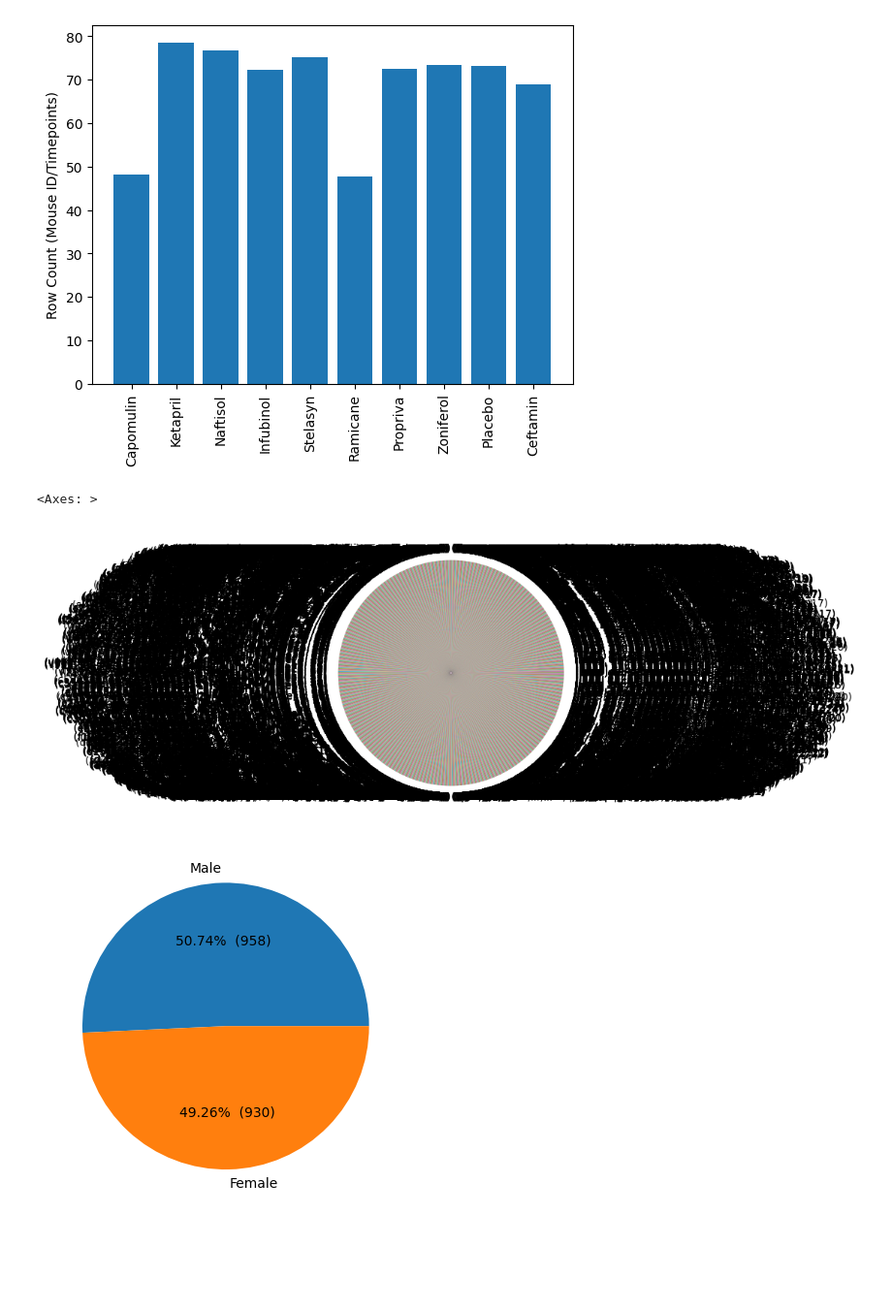
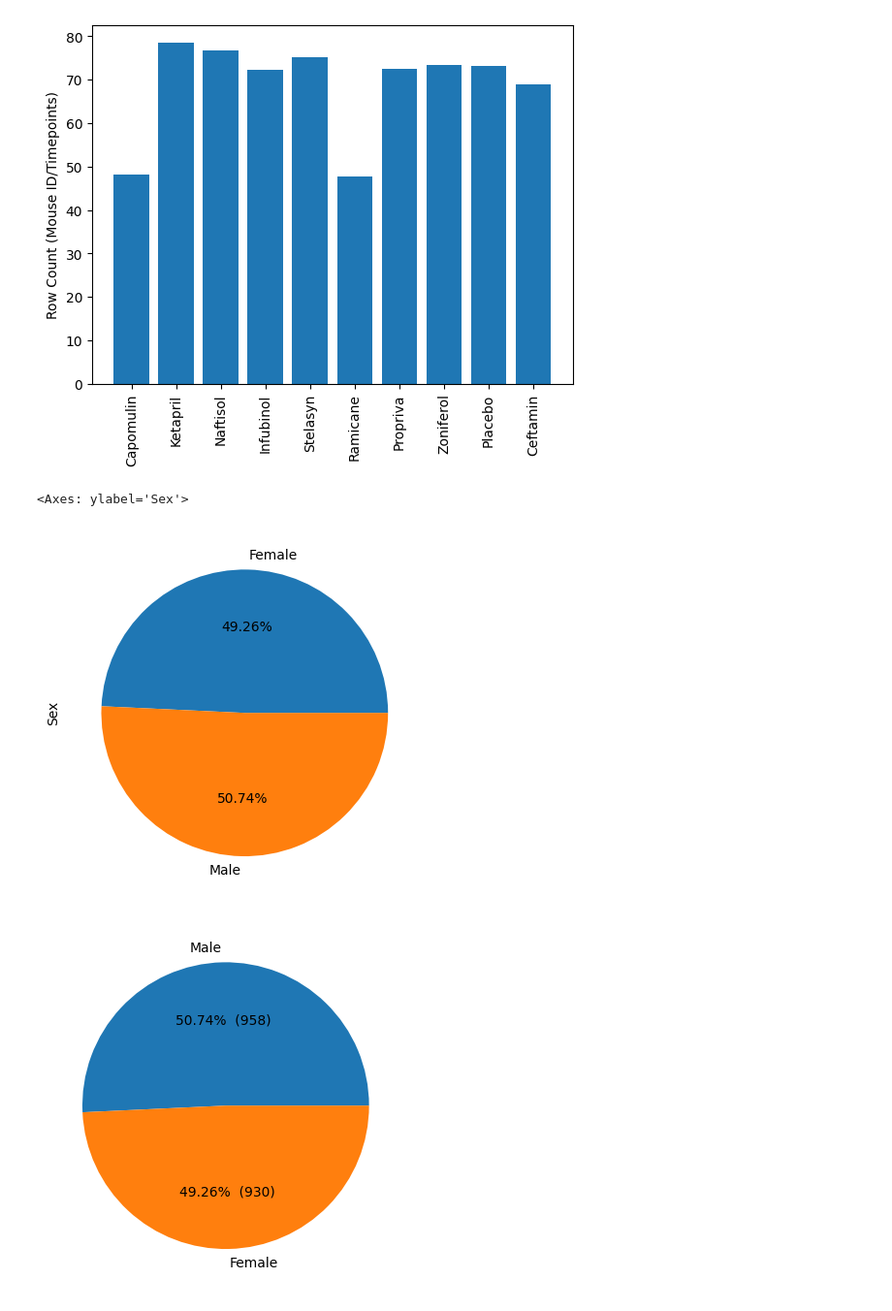
Before and after one commit to Victarrion/05_MODULE_challenge, a Jupyter notebook: Starter_Code/Pymaceuticals/pymaceuticals_starter.ipynb, the cells around one changed output. Shown: that part at 97% size. Saved outputs shown, nothing was run; the diff lists cells and outputs as text; code cells hidden in the pictures; blank space fills up the shorter version.

```diff
--- a/Starter_Code/Pymaceuticals/pymaceuticals_starter.ipynb
+++ b/Starter_Code/Pymaceuticals/pymaceuticals_starter.ipynb
@@ -153,11 +154,11 @@ plt.bar(mouse_data_complete['Drug Regimen'], mouse_data_complete['Tumor Volume (
 [figure]
 # %%
 # Generate a pie plot showing the distribution of female versus male mice using Pandas
-mouse_sex_count=mouse_data_complete.value_counts()
-mouse_sex_count.plot.pie(y='Sex',figsize=(5, 5))
+counts = mouse_data_complete.groupby('Sex')['Sex'].count()
+counts.plot(kind='pie',autopct='%1.2f%%')
 # %% [output]
-<Axes: >
+<Axes: ylabel='Sex'>
-[figure, old version]
+[figure, new version]
 # %%
 # Generate a pie plot showing the distribution of female versus male mice using pyplot
 
```
Also changed, not shown: parts of 14 cells of this notebook.
